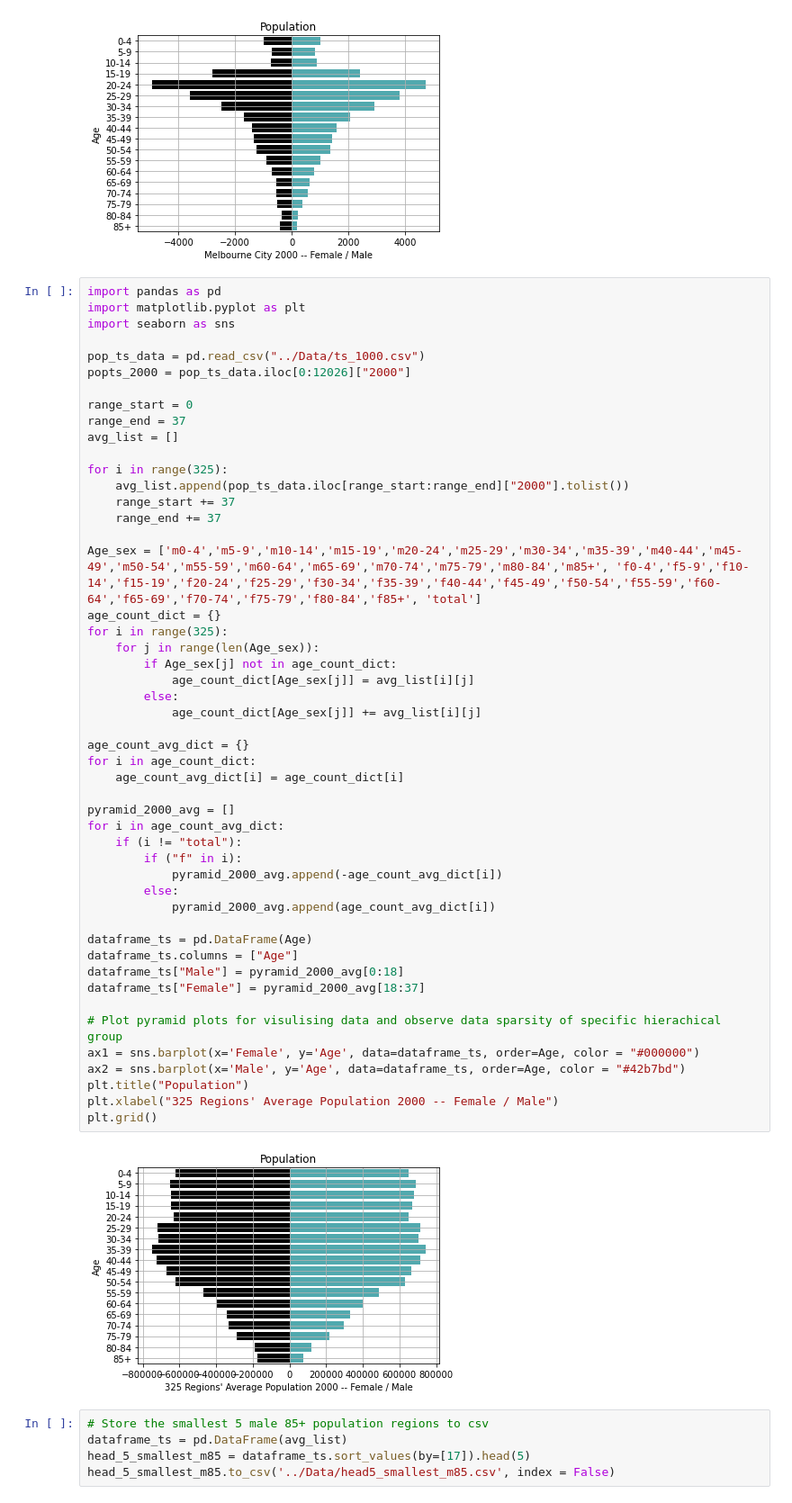
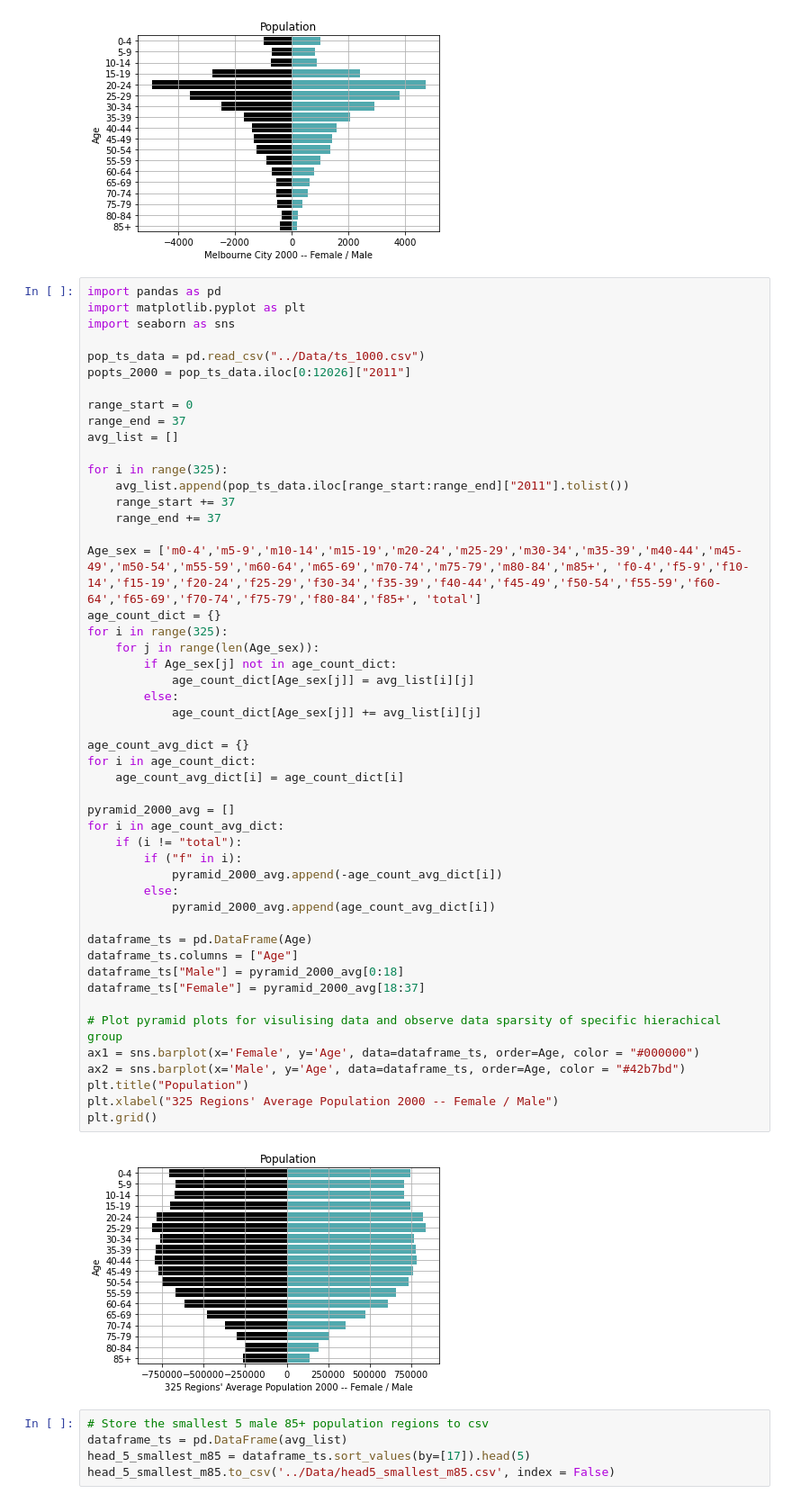
Before and after one commit to RelaxZhang/Data-Science-Project, a Jupyter notebook: Code/dataplot.ipynb, the cells around one changed output. Shown at 90% size. Cells and saved outputs as stored; diff of their text form.

```diff
--- a/Code/dataplot.ipynb
+++ b/Code/dataplot.ipynb
@@ -53,14 +53,14 @@ import matplotlib.pyplot as plt
 import seaborn as sns
 
 pop_ts_data = pd.read_csv("../Data/ts_1000.csv")
-popts_2000 = pop_ts_data.iloc[0:12026]["2000"]
+popts_2000 = pop_ts_data.iloc[0:12026]["2011"]
 
 range_start = 0
 range_end = 37
 avg_list = []
 
 for i in range(325):
-    avg_list.append(pop_ts_data.iloc[range_start:range_end]["2000"].tolist())
+    avg_list.append(pop_ts_data.iloc[range_start:range_end]["2011"].tolist())
     range_start += 37
     range_end += 37
 
@@ -70,34 +70,34 @@ for i in range(325):
     for j in range(len(Age_sex)):
         if Age_sex[j] not in age_count_dict:
             age_count_dict[Age_sex[j]] = avg_list[i][j]
         else:
             age_count_dict[Age_sex[j]] += avg_list[i][j]
 
 age_count_avg_dict = {}
 for i in age_count_dict:
     age_count_avg_dict[i] = age_count_dict[i]
 
 pyramid_2000_avg = []
 for i in age_count_avg_dict:
     if (i != "total"):
         if ("f" in i):
             pyramid_2000_avg.append(-age_count_avg_dict[i])
         else:
             pyramid_2000_avg.append(age_count_avg_dict[i])
 
 dataframe_ts = pd.DataFrame(Age)
 dataframe_ts.columns = ["Age"]
 dataframe_ts["Male"] = pyramid_2000_avg[0:18]
 dataframe_ts["Female"] = pyramid_2000_avg[18:37]
 
 # Plot pyramid plots for visulising data and observe data sparsity of specific hierachical group
 ax1 = sns.barplot(x='Female', y='Age', data=dataframe_ts, order=Age, color = "#000000")
 ax2 = sns.barplot(x='Male', y='Age', data=dataframe_ts, order=Age, color = "#42b7bd")
 plt.title("Population")
 plt.xlabel("325 Regions' Average Population 2000 -- Female / Male")
 plt.grid()
 # %% [output]
-[figure, old version]
+[figure, new version]
 # %%
 # Store the smallest 5 male 85+ population regions to csv
 dataframe_ts = pd.DataFrame(avg_list)
```
Also changed, not shown: parts of 1 cell of this notebook, 11 other files.
